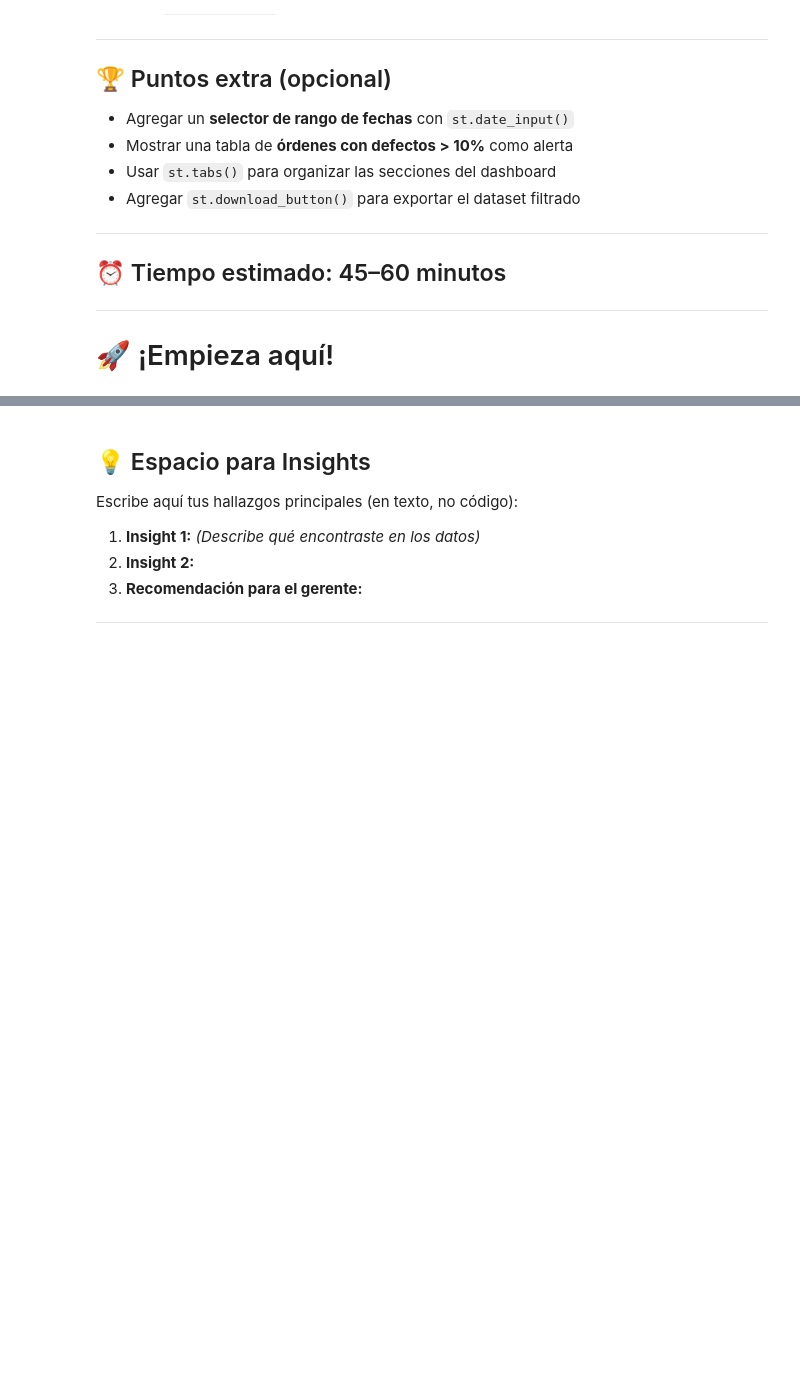
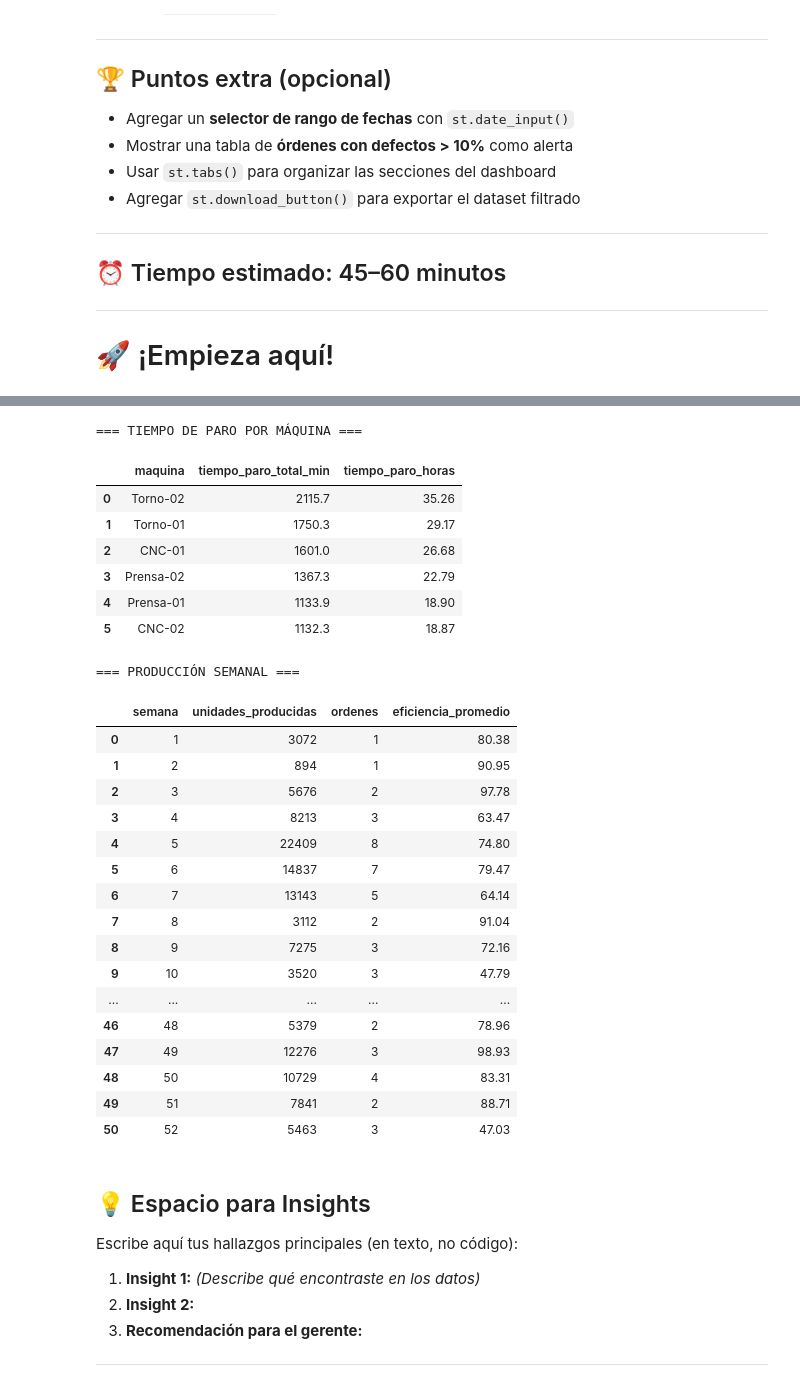
Before and after one commit to Camislos/dashboard_produccion, a Jupyter notebook: caso3_produccion_tarea.ipynb, the cells around one changed output, grey strips where cells are left out. Saved outputs shown, nothing was run; the diff lists cells and outputs as text; code cells hidden in the pictures; blank space fills up the shorter version.

```diff
--- a/caso3_produccion_tarea.ipynb
+++ b/caso3_produccion_tarea.ipynb
@@ -129,0 +203,54 @@ Archivo: `caso3_produccion_dataset.csv`
+# %%
+# ══════════════════════════════════════════════════════════════
+# PASO 4 — Análisis por grupos
+# Sugeridos:
+#   - Eficiencia por línea de producción
+#   - Defectos por turno
+#   - Tiempo de paro por máquina
+#   - Producción semanal
+# ══════════════════════════════════════════════════════════════
+
+# Tu código aquí:
+
+#Eficiencia promedio por línea de producción ──────────
+efic_linea = (df.groupby('linea_produccion')['eficiencia_pct']
+               .mean()
+               .round(2)
+               .sort_values(ascending=False)
+               .reset_index()
+               .rename(columns={'eficiencia_pct': 'eficiencia_promedio'}))
+print("=== EFICIENCIA POR LÍNEA ===")
+display(efic_linea)
+
+# TOTAL DEFECTOS POR TURNO ─────────────────────────── (Modificado)
+defectos_turno = (df.groupby('turno')['unidades_defectuosas']
+                   .sum()
+                   .sort_values(ascending=False)
+                   .reset_index())
+print("\n=== TOTAL DEFECTOS POR TURNO ===")
+display(defectos_turno)
+
+#Tiempo de paro total por máquina ────────────────────
+paro_maquina = (df.groupby('maquina')['tiempo_paro_min']
+                 .sum()
+                 .round(1)
+                 .sort_values(ascending=False)
+                 .reset_index()
+                 .rename(columns={'tiempo_paro_min': 'tiempo_paro_total_min'}))
+paro_maquina['tiempo_paro_horas'] = (paro_maquina['tiempo_paro_total_min'] / 60).round(2)
+print("\n=== TIEMPO DE PARO POR MÁQUINA ===")
+display(paro_maquina)
+
+#Producción semanal (unidades producidas) ────────────
+produccion_semanal = (df.groupby('semana')
+                        .agg(
+                            unidades_producidas=('unidades_producidas', 'sum'),
+                            ordenes=('id_orden', 'count'),
+                            eficiencia_promedio=('eficiencia_pct', 'mean')
+                        )
+                        .round(2)
+                        .reset_index())
+produccion_semanal['eficiencia_promedio'] = produccion_semanal['eficiencia_promedio'].round(2)
+print("\n=== PRODUCCIÓN SEMANAL ===")
+display(produccion_semanal)
+# %% [output]
@@ -130,3 +268,29 @@ Archivo: `caso3_produccion_dataset.csv`
+=== TIEMPO DE PARO POR MÁQUINA ===
+|  | maquina | tiempo_paro_total_min | tiempo_paro_horas |
+| 0 | Torno-02 | 2115.7 | 35.26 |
+| 1 | Torno-01 | 1750.3 | 29.17 |
+| 2 | CNC-01 | 1601.0 | 26.68 |
+| 3 | Prensa-02 | 1367.3 | 22.79 |
+| 4 | Prensa-01 | 1133.9 | 18.90 |
+| 5 | CNC-02 | 1132.3 | 18.87 |
+=== PRODUCCIÓN SEMANAL ===
+|  | semana | unidades_producidas | ordenes | eficiencia_promedio |
+| 0 | 1 | 3072 | 1 | 80.38 |
+| 1 | 2 | 894 | 1 | 90.95 |
+| 2 | 3 | 5676 | 2 | 97.78 |
+| 3 | 4 | 8213 | 3 | 63.47 |
+| 4 | 5 | 22409 | 8 | 74.80 |
+| 5 | 6 | 14837 | 7 | 79.47 |
+| 6 | 7 | 13143 | 5 | 64.14 |
+| 7 | 8 | 3112 | 2 | 91.04 |
+| 8 | 9 | 7275 | 3 | 72.16 |
+| 9 | 10 | 3520 | 3 | 47.79 |
+| ... | ... | ... | ... | ... |
+| 46 | 48 | 5379 | 2 | 78.96 |
+| 47 | 49 | 12276 | 3 | 98.93 |
+| 48 | 50 | 10729 | 4 | 83.31 |
+| 49 | 51 | 7841 | 2 | 88.71 |
+| 50 | 52 | 5463 | 3 | 47.03 |
 # %%
 # ══════════════════════════════════════════════════════════════
 # PASO 5 — Visualización 1
```
Also changed, not shown: parts of 16 cells of this notebook, 1 other file.
